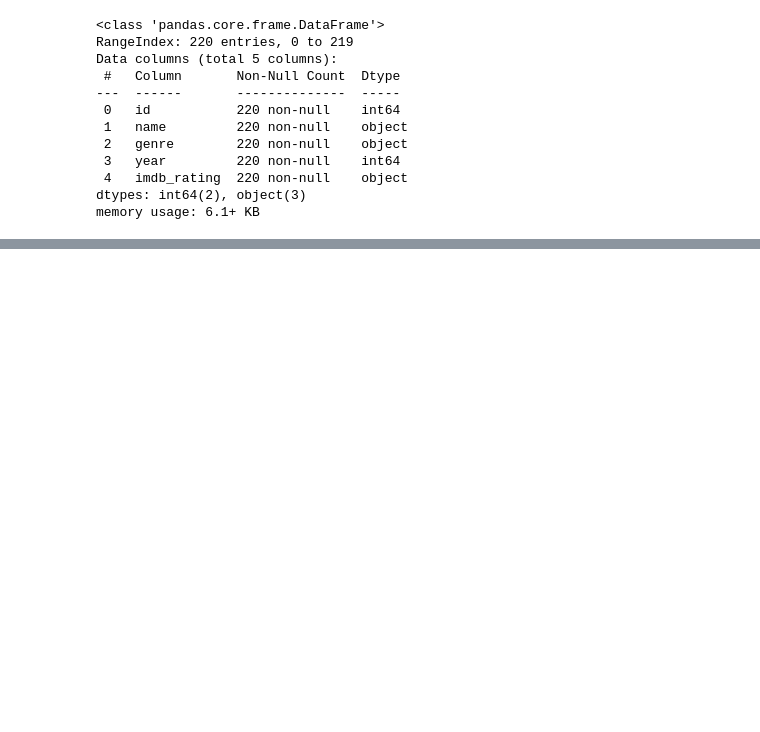
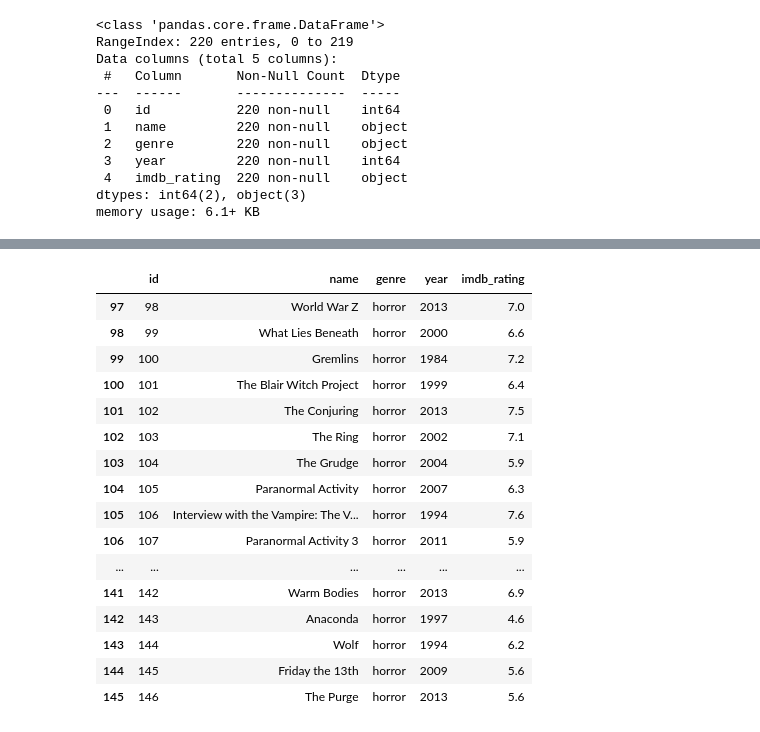
Before and after one commit to rogive/DataScience-Makeitreal, a Jupyter notebook: jupyter_numpy/Introducción a Pandas.ipynb, the cells around one changed output, grey strips where cells are left out. Saved outputs shown, nothing was run; the diff lists cells and outputs as text; code cells hidden in the pictures; blank space fills up the shorter version.

Commit message:
pandas -selects data in dataframes

```diff
--- a/jupyter_numpy/Introducción a Pandas.ipynb
+++ b/jupyter_numpy/Introducción a Pandas.ipynb
@@ -48,0 +157,20 @@ memory usage: 6.1+ KB
+# %%
+df3[df3.genre == 'horror']
+# %% [output]
+|  | id | name | genre | year | imdb_rating |
+| 97 | 98 | World War Z | horror | 2013 | 7.0 |
+| 98 | 99 | What Lies Beneath | horror | 2000 | 6.6 |
+| 99 | 100 | Gremlins | horror | 1984 | 7.2 |
+| 100 | 101 | The Blair Witch Project | horror | 1999 | 6.4 |
+| 101 | 102 | The Conjuring | horror | 2013 | 7.5 |
+| 102 | 103 | The Ring | horror | 2002 | 7.1 |
+| 103 | 104 | The Grudge | horror | 2004 | 5.9 |
+| 104 | 105 | Paranormal Activity | horror | 2007 | 6.3 |
+| 105 | 106 | Interview with the Vampire: The V... | horror | 1994 | 7.6 |
+| 106 | 107 | Paranormal Activity 3 | horror | 2011 | 5.9 |
+| ... | ... | ... | ... | ... | ... |
+| 141 | 142 | Warm Bodies | horror | 2013 | 6.9 |
+| 142 | 143 | Anaconda | horror | 1997 | 4.6 |
+| 143 | 144 | Wolf | horror | 1994 | 6.2 |
+| 144 | 145 | Friday the 13th | horror | 2009 | 5.6 |
+| 145 | 146 | The Purge | horror | 2013 | 5.6 |
```
Also changed, not shown: parts of 18 cells of this notebook, 4 other files.
